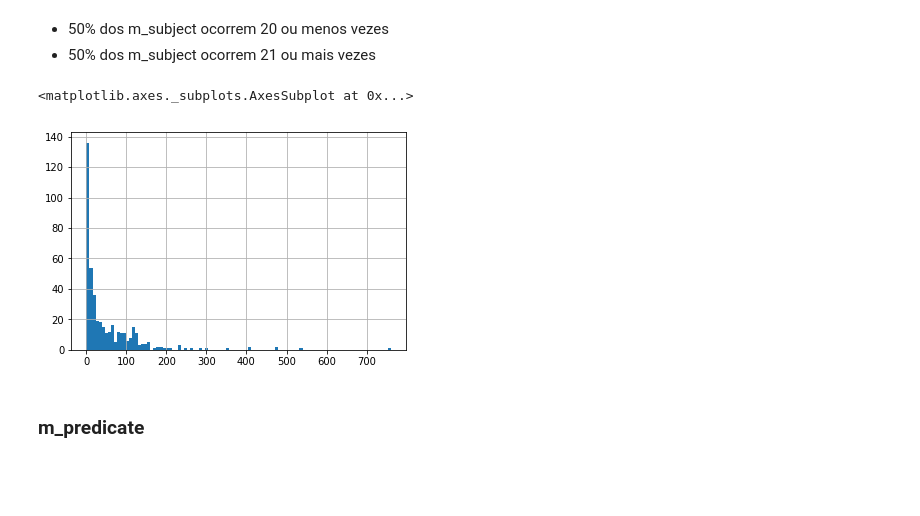
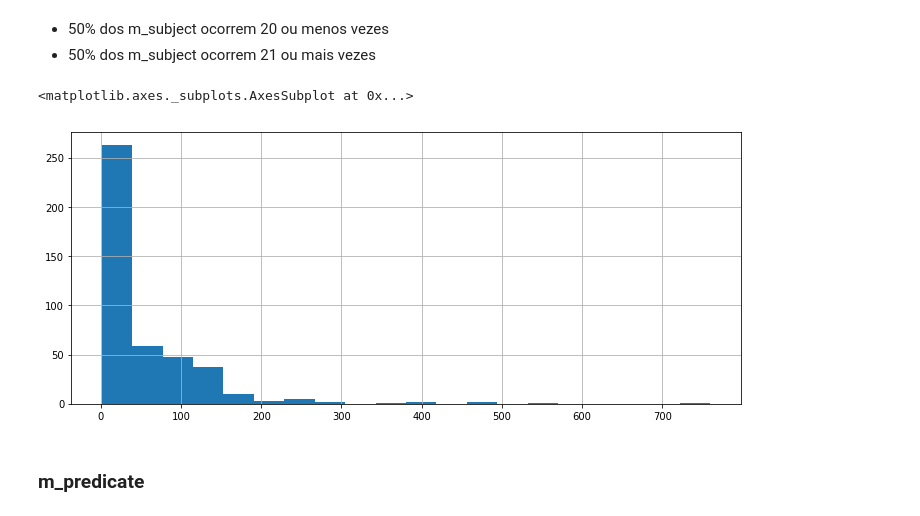
Before and after one commit to abevieiramota/challenge-webnlg, a Jupyter notebook: notebook/1 - Exploratory Data Analysis.ipynb, the cells around one changed output. Drawn from its saved outputs; the diff is of its cells as text; code cells hidden in the pictures; blank space fills up the shorter version.

```diff
--- a/notebook/1 - Exploratory Data Analysis.ipynb
+++ b/notebook/1 - Exploratory Data Analysis.ipynb
@@ -549,10 +647,10 @@ Name: m_subject, dtype: float64
 * 50% dos m_subject ocorrem 20 ou menos vezes
 * 50% dos m_subject ocorrem 21 ou mais vezes
 # %%
-m_subject_vc.hist(bins=100)
+m_subject_vc.hist(bins=20, figsize=(12, 5))
 # %% [output]
 <matplotlib.axes._subplots.AxesSubplot at 0x...>
-[figure, old version]
+[figure, new version]
 # %% [markdown]
 ### m_predicate
 # %%
```
Also changed, not shown: parts of 47 cells of this notebook, 1 other file.
